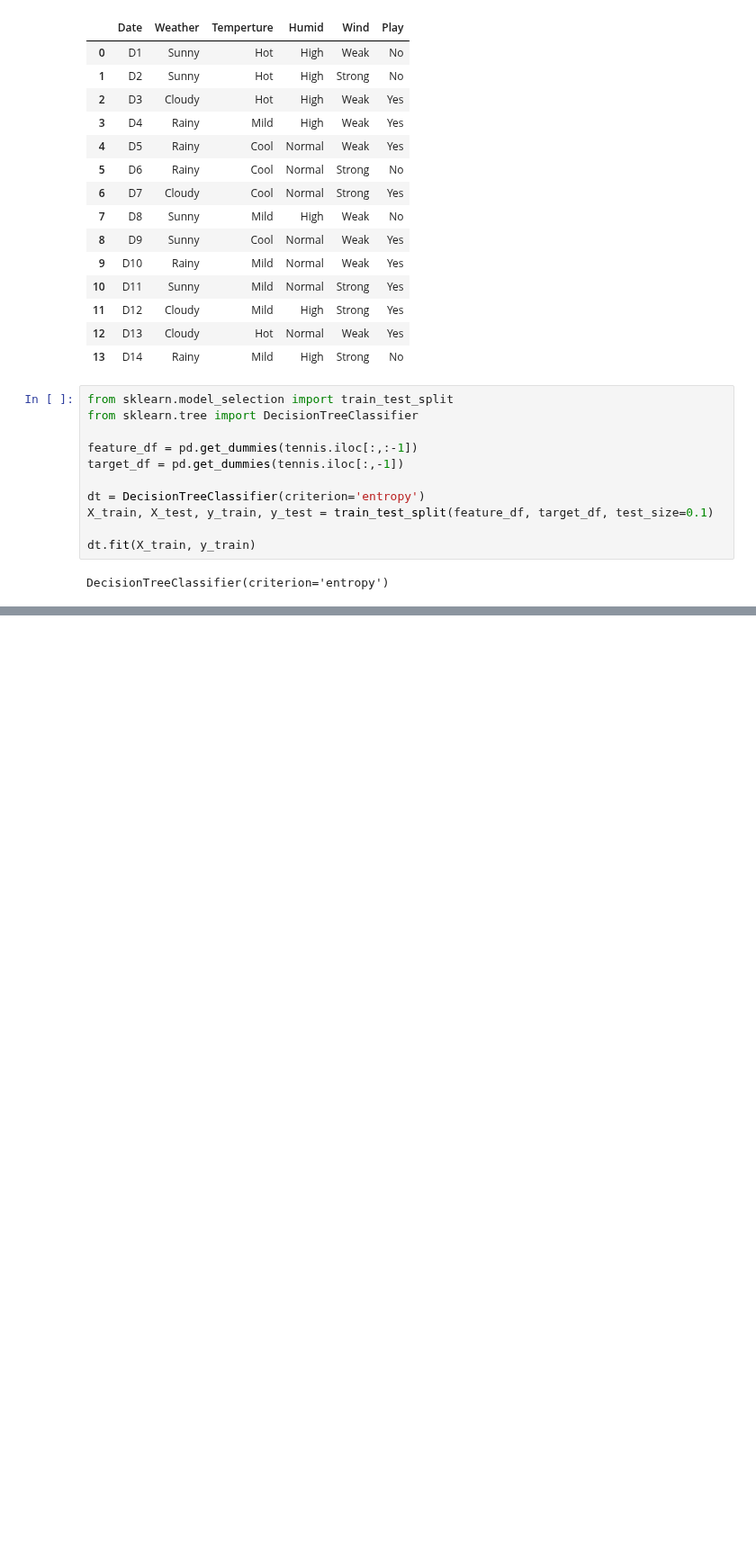
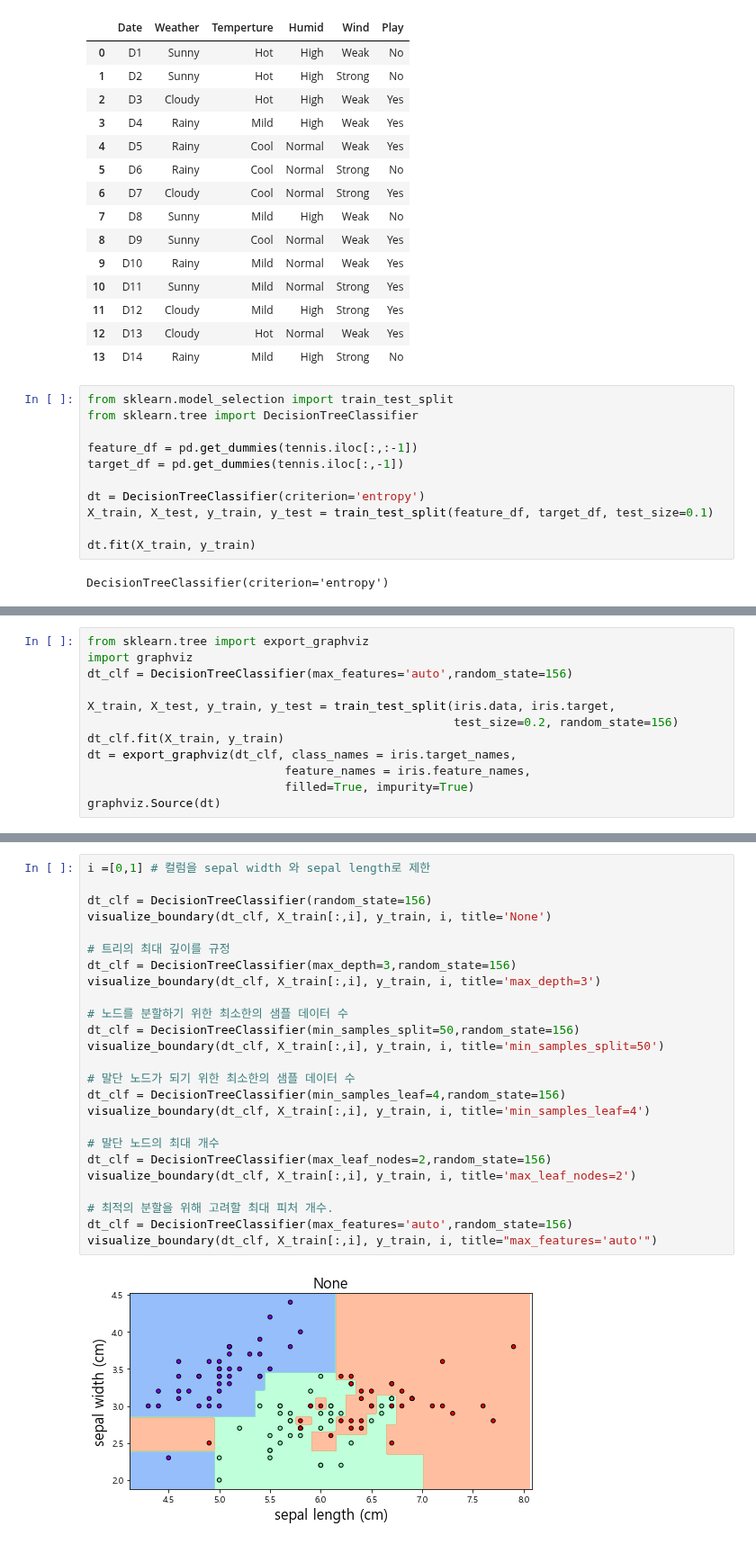
Before and after one commit to unknown-jun/Machine_Learning, a Jupyter notebook: ML_Myself/M_06. Decision Tree.ipynb, the cells around one changed output, grey strips where cells are left out. Shown at 90% size. Cells and saved outputs as stored; diff of their text form; blank space fills up the shorter version.

```diff
--- a/ML_Myself/M_06. Decision Tree.ipynb
+++ b/ML_Myself/M_06. Decision Tree.ipynb
@@ -272,0 +310,12 @@ graphviz.Source(dt)
+# %%
+from sklearn.tree import export_graphviz
+import graphviz
+dt_clf = DecisionTreeClassifier(max_features='auto',random_state=156)
+
+X_train, X_test, y_train, y_test = train_test_split(iris.data, iris.target,
+                                                    test_size=0.2, random_state=156)
+dt_clf.fit(X_train, y_train)
+dt = export_graphviz(dt_clf, class_names = iris.target_names,
+                            feature_names = iris.feature_names,
+                            filled=True, impurity=True)
+graphviz.Source(dt)
@@ -272,0 +324,27 @@ graphviz.Source(dt)
+# %%
+i =[0,1] # 컬럼을 sepal width 와 sepal length로 제한
+
+dt_clf = DecisionTreeClassifier(random_state=156)
+visualize_boundary(dt_clf, X_train[:,i], y_train, i, title='None')
+
+# 트리의 최대 깊이를 규정
+dt_clf = DecisionTreeClassifier(max_depth=3,random_state=156)
+visualize_boundary(dt_clf, X_train[:,i], y_train, i, title='max_depth=3')
+
+# 노드를 분할하기 위한 최소한의 샘플 데이터 수
+dt_clf = DecisionTreeClassifier(min_samples_split=50,random_state=156)
+visualize_boundary(dt_clf, X_train[:,i], y_train, i, title='min_samples_split=50')
+
+# 말단 노드가 되기 위한 최소한의 샘플 데이터 수
+dt_clf = DecisionTreeClassifier(min_samples_leaf=4,random_state=156)
+visualize_boundary(dt_clf, X_train[:,i], y_train, i, title='min_samples_leaf=4')
+
+# 말단 노드의 최대 개수
+dt_clf = DecisionTreeClassifier(max_leaf_nodes=2,random_state=156)
+visualize_boundary(dt_clf, X_train[:,i], y_train, i, title='max_leaf_nodes=2')
+
+# 최적의 분할을 위해 고려할 최대 피처 개수.
+dt_clf = DecisionTreeClassifier(max_features='auto',random_state=156)
+visualize_boundary(dt_clf, X_train[:,i], y_train, i, title="max_features='auto'")
+# %% [output]
+[figure, added]
```
Also changed, not shown: parts of 19 cells of this notebook.
